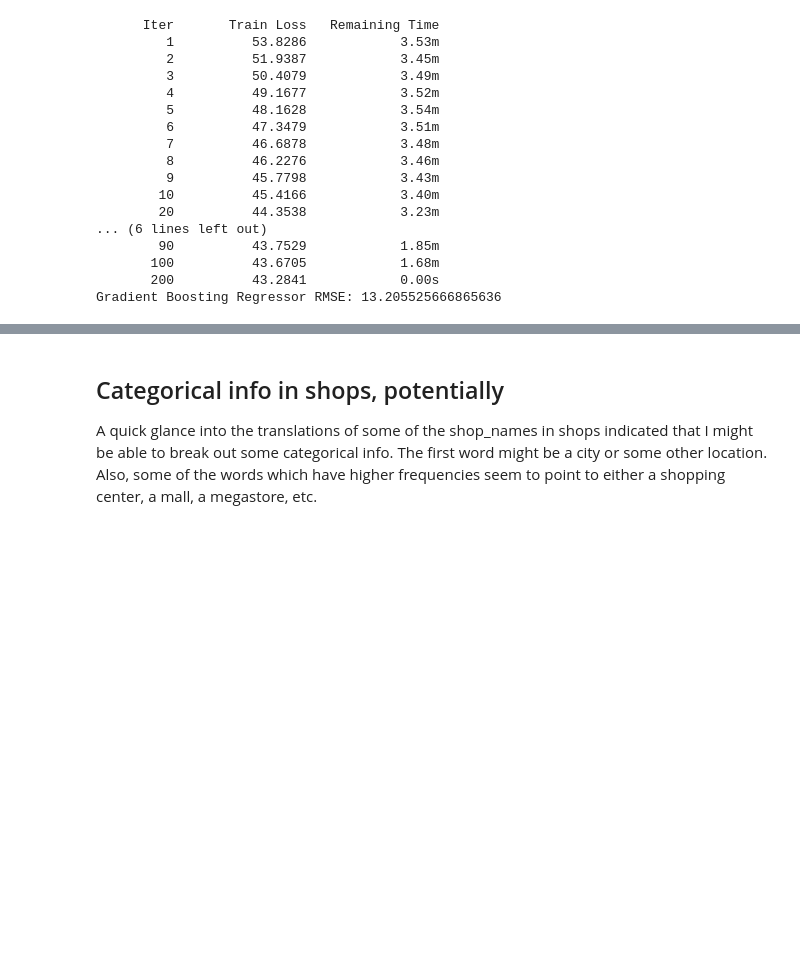
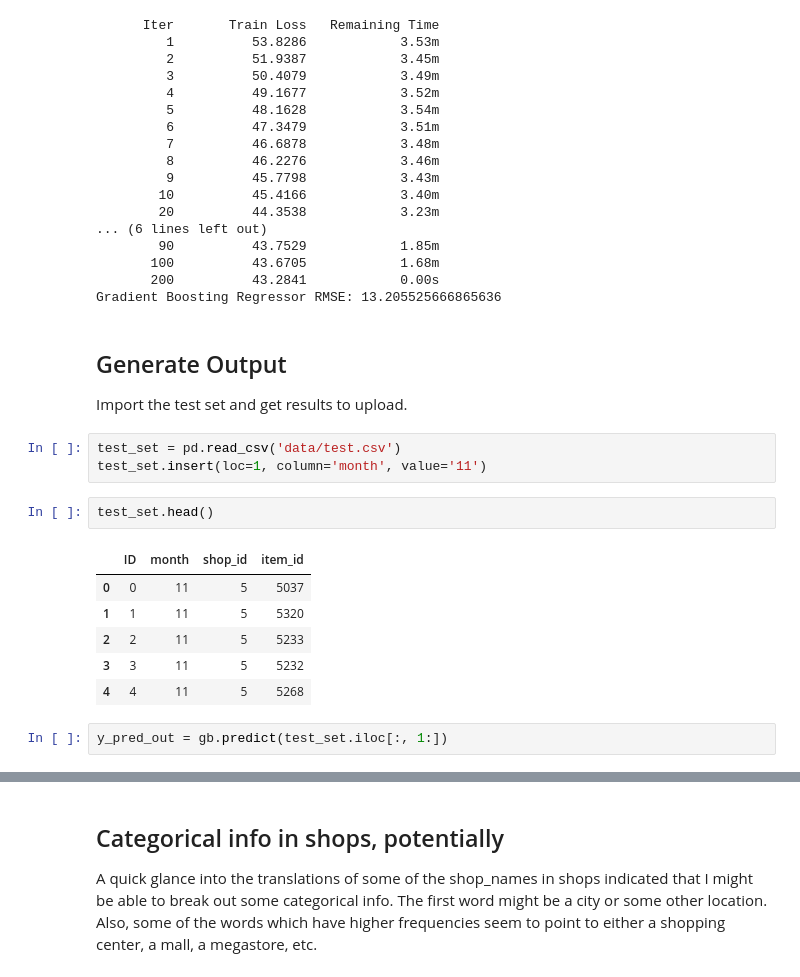
Before and after one commit to magdiel85281/kaggle_sales_forecasting, a Jupyter notebook: baseline_models.ipynb, the cells around one changed output, grey strips where cells are left out. Drawn from its saved outputs; the diff is of its cells as text; blank space fills up the shorter version.

```diff
--- a/baseline_models.ipynb
+++ b/baseline_models.ipynb
@@ -214,3 +237,20 @@ print(f'Gradient Boosting Regressor RMSE: {score}')
        100          43.6705            1.68m
        200          43.2841            0.00s
 Gradient Boosting Regressor RMSE: 13.205525666865636
+# %% [markdown]
+## Generate Output
+Import the test set and get results to upload.
+# %%
+test_set = pd.read_csv('data/test.csv')
+test_set.insert(loc=1, column='month', value='11')
+# %%
+test_set.head()
+# %% [output]
+|  | ID | month | shop_id | item_id |
+| 0 | 0 | 11 | 5 | 5037 |
+| 1 | 1 | 11 | 5 | 5320 |
+| 2 | 2 | 11 | 5 | 5233 |
+| 3 | 3 | 11 | 5 | 5232 |
+| 4 | 4 | 11 | 5 | 5268 |
+# %%
+y_pred_out = gb.predict(test_set.iloc[:, 1:])
```
Also changed, not shown: parts of 29 cells of this notebook.
